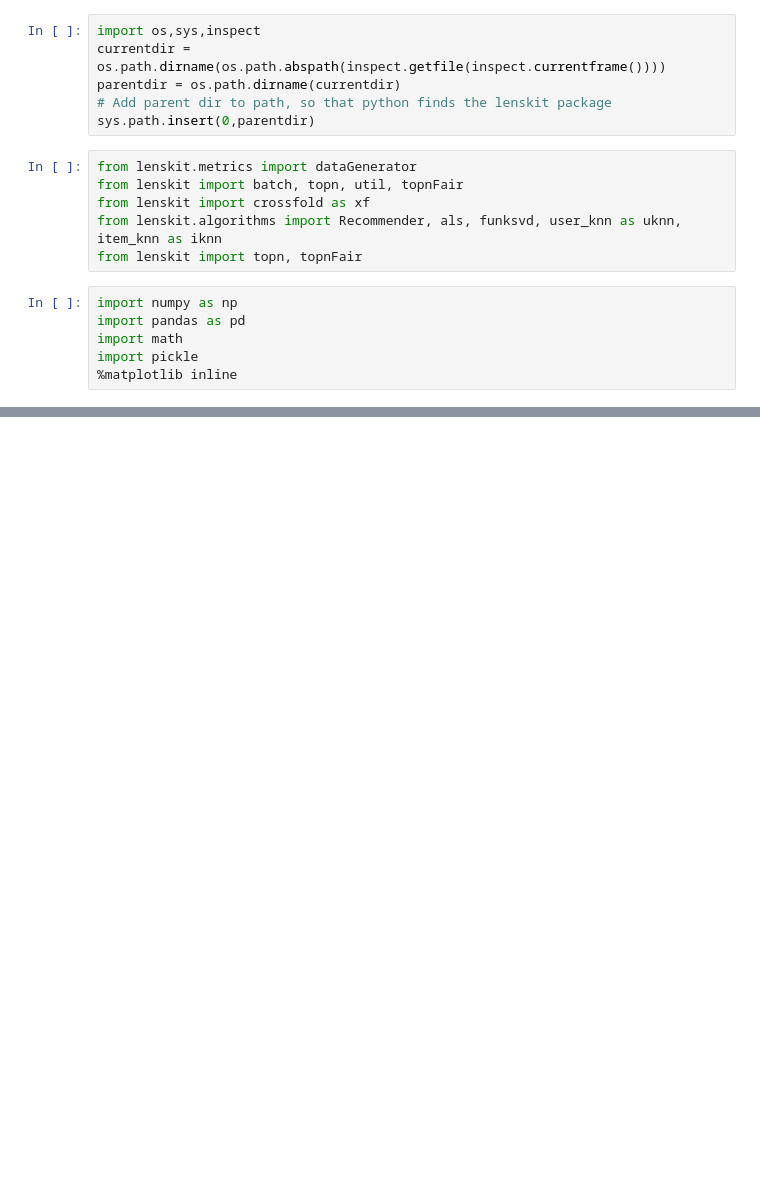
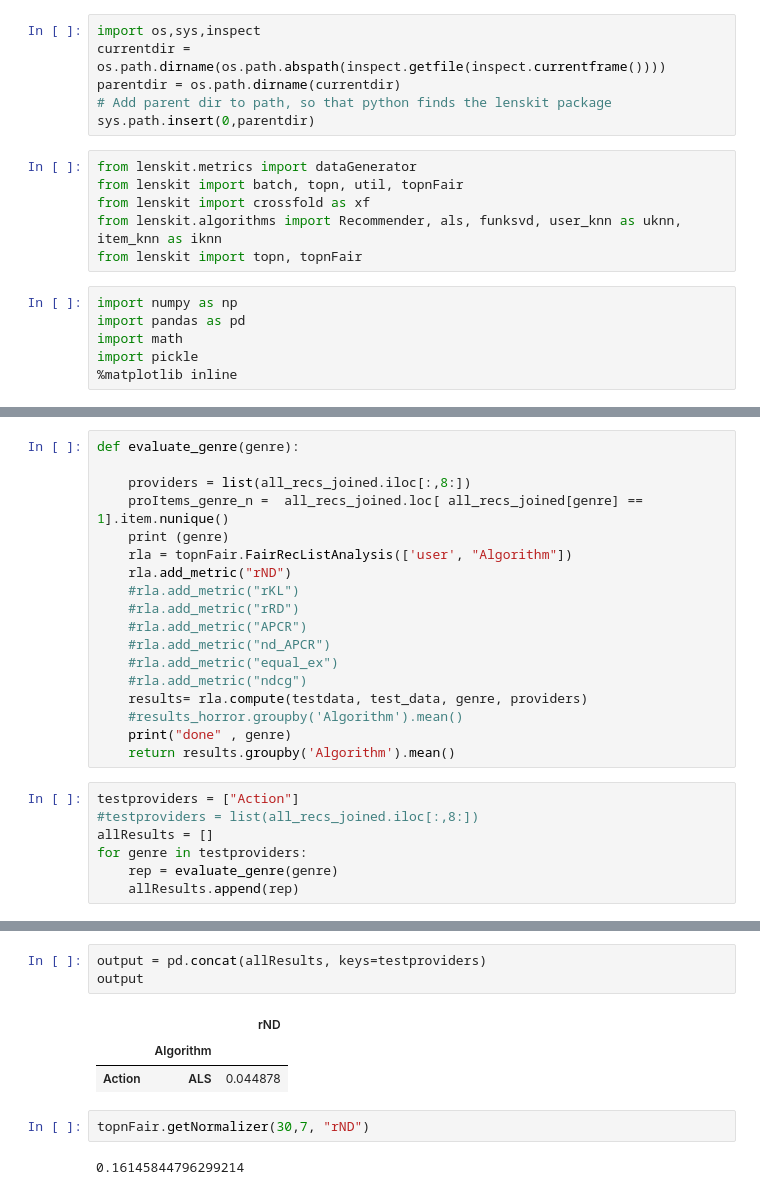
Before and after one commit to DeniseWarncke/Fair-Recommendations, a Jupyter notebook: notebooks/Test af pipeline.ipynb, the cells around one changed output, grey strips where cells are left out. Drawn from its saved outputs; the diff is of its cells as text; blank space fills up the shorter version.

```diff
--- a/notebooks/Test af pipeline.ipynb
+++ b/notebooks/Test af pipeline.ipynb
@@ -44,0 +46,25 @@ testdata
+# %%
+def evaluate_genre(genre):
+
+    providers = list(all_recs_joined.iloc[:,8:])
+    proItems_genre_n =  all_recs_joined.loc[ all_recs_joined[genre] == 1].item.nunique()
+    print (genre)
+    rla = topnFair.FairRecListAnalysis(['user', "Algorithm"])
+    rla.add_metric("rND")
+    #rla.add_metric("rKL")
+    #rla.add_metric("rRD")
+    #rla.add_metric("APCR")
+    #rla.add_metric("nd_APCR")
+    #rla.add_metric("equal_ex")
+    #rla.add_metric("ndcg")
+    results= rla.compute(testdata, test_data, genre, providers)
+    #results_horror.groupby('Algorithm').mean()
+    print("done" , genre)
+    return results.groupby('Algorithm').mean()
+# %%
+testproviders = ["Action"]
+#testproviders = list(all_recs_joined.iloc[:,8:])
+allResults = []
+for genre in testproviders:
+    rep = evaluate_genre(genre)
+    allResults.append(rep)
@@ -44,0 +89,11 @@ testdata
+# %%
+output = pd.concat(allResults, keys=testproviders)
+output
+# %% [output]
+|  |  | rND |
+|  | Algorithm |  |
+| Action | ALS | 0.044878 |
+# %%
+topnFair.getNormalizer(30,7, "rND")
+# %% [output]
+0.16145844796299214
```
Also changed, not shown: parts of 3 cells of this notebook, 10 other files.
